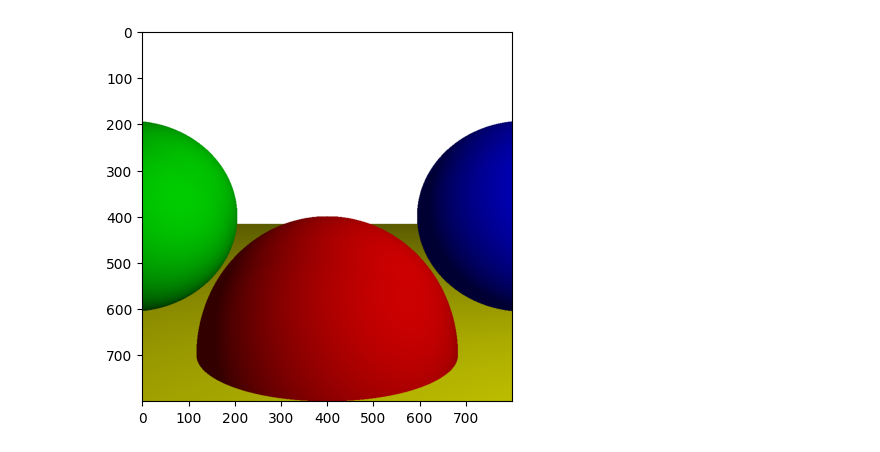
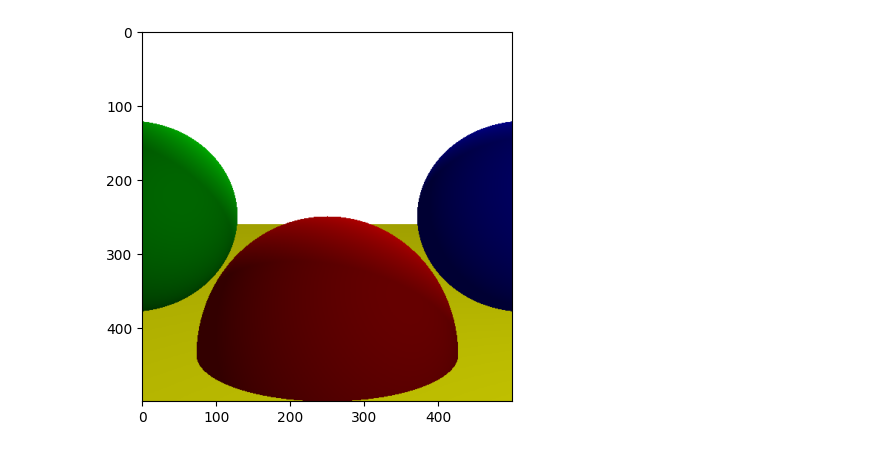
Before and after one commit to sfikas/graphics_course_code, a Jupyter notebook: raytracing/raytracing_2.ipynb, the cells around one changed output. Drawn from its saved outputs; the diff is of its cells as text; code cells hidden in the pictures.

```diff
--- a/raytracing/raytracing_2.ipynb
+++ b/raytracing/raytracing_2.ipynb
@@ -6,14 +8,11 @@ import numpy as np
 from PIL import Image
 from matplotlib import pyplot as plt
 
-# Screen size (in pixels)
-Cw = 1000
-Ch = 1000
 BACKGROUND_COLOR = (255, 255, 255)
-# Viewport size (βλ. σελ. 16)
+Ch = Cw = 500
 Vw = 1
 Vh = 1
-d = 1           # Η απόσταση της κάμερας από το επίπεδο προβολής (το εστιακό μήκος, focal length)
+d = 1           # Η απόσταση της κάμερας από το επίπεδο προβολής
 
 
 class Sphere():
@@ -42,13 +41,11 @@ class Light():
 
 class Framebuffer():
     def __init__(self, height=Ch, width=Cw):
-        #super(Framebuffer, self).__init__(xx)
         self.data = np.zeros([height, width, 3])
 
     def putPixel(self, x, y, color):
         # Αυτή η συνάρτηση 'βάφει' το pixel στις συντεταγμένες (x,y) με το χρώμα 'color'.
         # To 'color' πρέπει να είναι τριάδα τιμών, πχ: (255, 0, 0) για το κόκκινο, ή (127, 127, 127) για γκρί.
-        # img είναι ο πίνακας που αντιστοιχεί στην ψηφιογραφική εικόνα (raster image) που θέλουμε να επεξεργαστούμε.
         imagedimensions = self.data.shape
         x1 = x + imagedimensions[1] // 2
         y1 = -y + imagedimensions[0] // 2
@@ -78,8 +75,8 @@ scene_spheres = [
 # Τα φώτα της σκηνής
 scene_lights = [
     Light(type='ambient', intensity=0.2),
-    Light(type='point', intensity=0.6, position=(2, 1, 0)),
-    Light(type='directional', intensity=0.2, direction=(1, 4, 4))
+    Light(type='point', intensity=0.2, position=(2, 1, 0)),
+    Light(type='directional', intensity=0.6, direction=(1, 4, 4))
 ]
 
 def canvasToViewPort(x, y):
@@ -89,6 +86,9 @@ def canvasToViewPort(x, y):
     return(np.array([x*Vw/Cw, y*Vh/Ch, d]))
 
 def dot(a,b):
+    '''
+    Αυτή η συνάρτηση θα υπολογίσει το εσωτερικό γινόμενο των διανυσμάτων a,b.
+    '''
     return(a[0]*b[0] + a[1]*b[1] + a[2]*b[2])
 
 def length(a):
@@ -123,7 +123,7 @@ def traceRay(O, D, t_min, t_max):
             closest_sphere = sphere
     if closest_sphere is None:
         return(BACKGROUND_COLOR)
-    #return closest_sphere.color   Uncomment to get just ambient lighting
+    #return closest_sphere.color   Σβήστε αυτό το σχόλιο για να πάρετε μόνο ambient φωτισμό.
     P = O + closest_t * D
     N = P - closest_sphere.center
     N = N / length(N)
@@ -149,22 +149,18 @@ def computeLighting(P, N):
 # %%
 ##################################
 #
 #         RAYTRACER
 #
 ##################################
 
-# Αρχικοποίηση
-Cw = 800
-Ch = 800
 canvas = Framebuffer(height=Ch, width=Cw)
-# Main
 O = np.array([0, 0, 0])
 for x in range(-Cw//2, Cw//2):
     for y in range(-Ch//2, Ch//2):
         D = canvasToViewPort(x, y)
         color = traceRay(O, D, 1, np.inf)
         canvas.putPixel(x, y, color)
 canvas.show()
 canvas.saveToFile()
 # %% [output]
-[figure, old version]
+[figure, new version]
```
Also changed, not shown: parts of 3 cells of this notebook, 1 other file.
